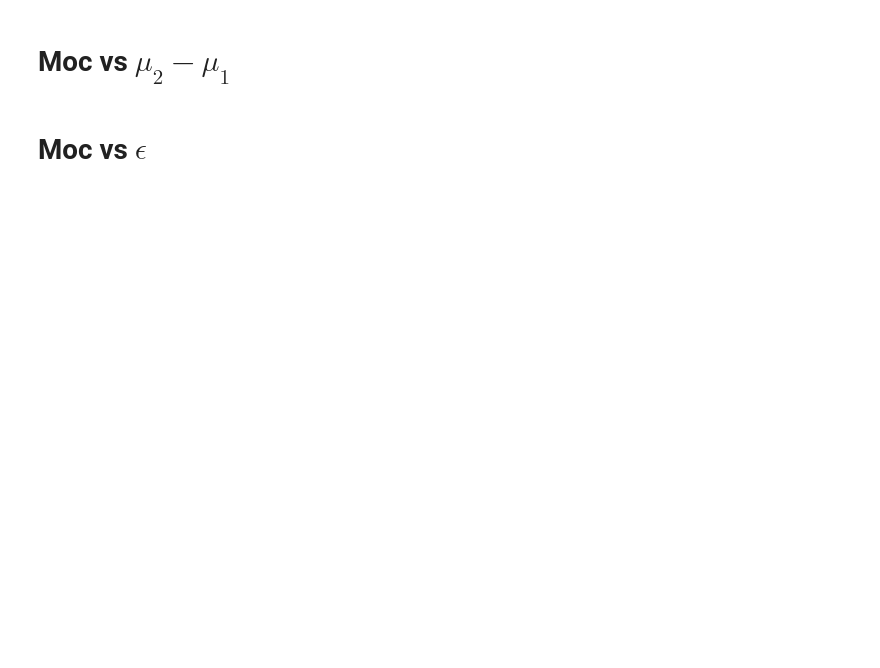
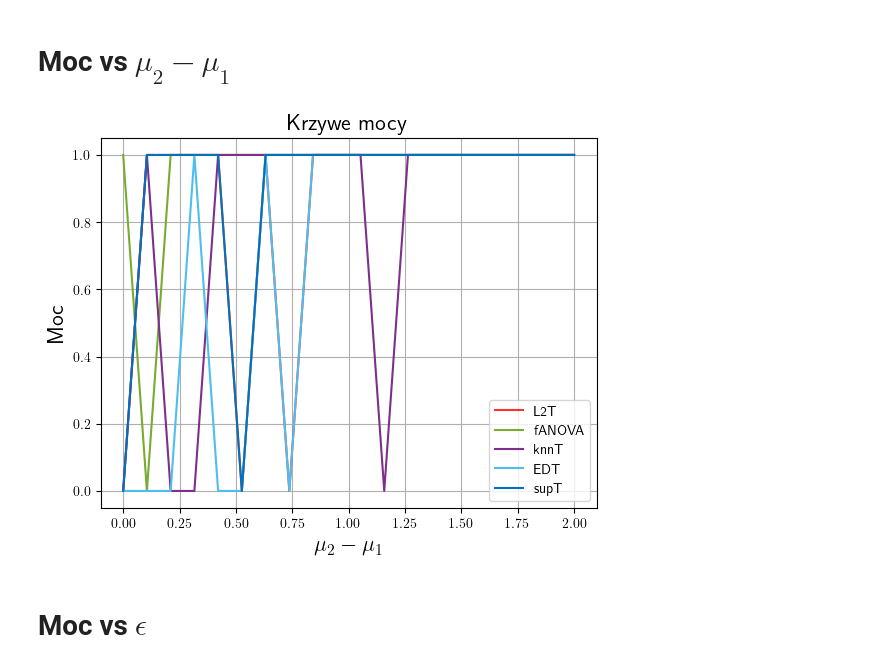
Before and after one commit to julitakulesza/magisterka, a Jupyter notebook: badania_symulacyjne.ipynb, the cells around one changed output. Saved outputs shown, nothing was run; the diff lists cells and outputs as text; code cells hidden in the pictures; blank space fills up the shorter version.

```diff
--- a/badania_symulacyjne.ipynb
+++ b/badania_symulacyjne.ipynb
@@ -13,12 +44,12 @@ plt.rcParams['text.usetex'] = True
 # %%
 dist = {
     'name': 'norm',
-    'params': {'loc':0, 'scale': 1}
+    'params': {'loc':5, 'scale': 1}
 }
 
-differences = np.linspace(-1, 1, 20)
-
-calculate_power(dist, delta_1=0.65, delta_2=0.75,
-                differences=differences, test_statistic=TFN_statistic,
-                sample_size=50,  num_tests=1000,
-                num_permutations=1000)
+differences = np.linspace(0, 2, 20)
+selected_tests = ['L2T', 'fANOVA', 'knnT', 'EDT', 'supT']
+dfs_power = calculate_multiple_powers(dist, delta_1=0.55, delta_2 = 0.65, differences=differences, sample_size=25, num_tests=1000, num_permutations=1000,
+return_power=True, selected_tests = selected_tests)
+# %% [output]
+[figure, added]
```
Also changed, not shown: parts of 14 cells of this notebook, 1 other file.
